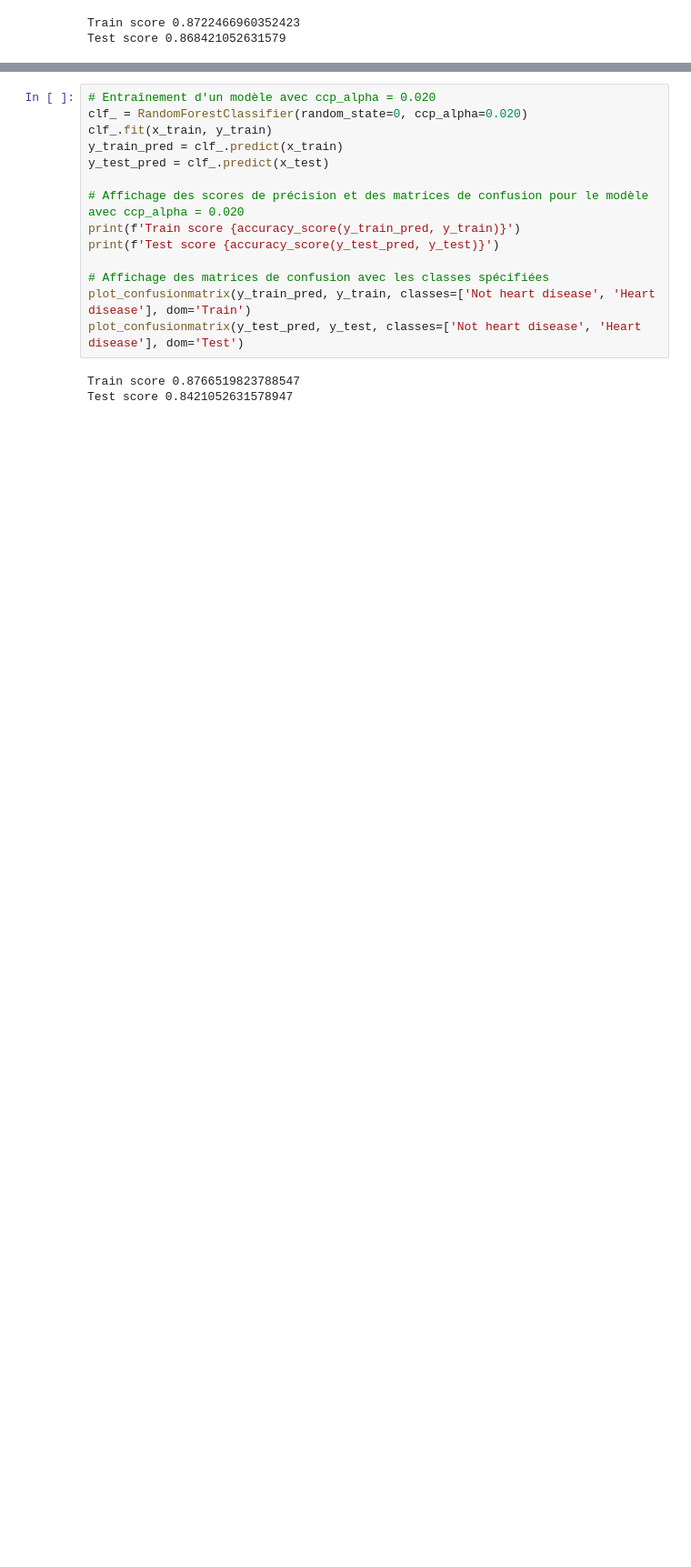
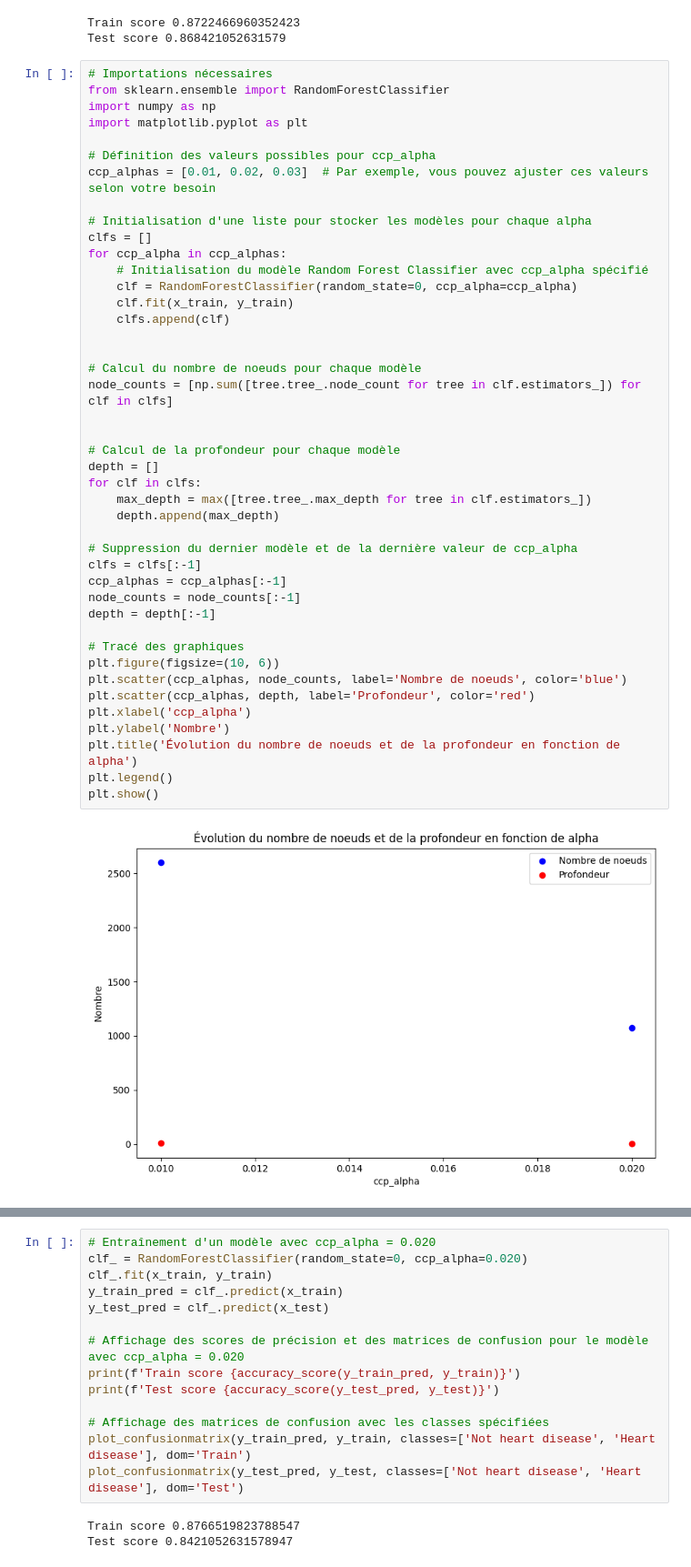
Before and after one commit to somaryam/prunningrandomforest, a Jupyter notebook: pruning_random_forest.ipynb, the cells around one changed output, grey strips where cells are left out. Shown at 91% size. Saved outputs shown, nothing was run; the diff lists cells and outputs as text; blank space fills up the shorter version.

```diff
--- a/pruning_random_forest.ipynb
+++ b/pruning_random_forest.ipynb
@@ -246,3 +246,48 @@ print(f'Test score {accuracy_score(y_test_pred, y_test)}')
 # %% [output]
 Train score 0.8722466960352423
 Test score 0.868421052631579
+# %%
+# Importations nécessaires
+from sklearn.ensemble import RandomForestClassifier
+import numpy as np
+import matplotlib.pyplot as plt
+
+# Définition des valeurs possibles pour ccp_alpha
+ccp_alphas = [0.01, 0.02, 0.03]  # Par exemple, vous pouvez ajuster ces valeurs selon votre besoin
+
+# Initialisation d'une liste pour stocker les modèles pour chaque alpha
+clfs = []
+for ccp_alpha in ccp_alphas:
+    # Initialisation du modèle Random Forest Classifier avec ccp_alpha spécifié
+    clf = RandomForestClassifier(random_state=0, ccp_alpha=ccp_alpha)
+    clf.fit(x_train, y_train)
+    clfs.append(clf)
+
+
+# Calcul du nombre de noeuds pour chaque modèle
+node_counts = [np.sum([tree.tree_.node_count for tree in clf.estimators_]) for clf in clfs]
+
+
+# Calcul de la profondeur pour chaque modèle
+depth = []
+for clf in clfs:
+    max_depth = max([tree.tree_.max_depth for tree in clf.estimators_])
+    depth.append(max_depth)
+
+# Suppression du dernier modèle et de la dernière valeur de ccp_alpha
+clfs = clfs[:-1]
+ccp_alphas = ccp_alphas[:-1]
+node_counts = node_counts[:-1]
+depth = depth[:-1]
+
+# Tracé des graphiques
+plt.figure(figsize=(10, 6))
+plt.scatter(ccp_alphas, node_counts, label='Nombre de noeuds', color='blue')
+plt.scatter(ccp_alphas, depth, label='Profondeur', color='red')
+plt.xlabel('ccp_alpha')
+plt.ylabel('Nombre')
+plt.title('Évolution du nombre de noeuds et de la profondeur en fonction de alpha')
+plt.legend()
+plt.show()
+# %% [output]
+[figure, added]
```
Also changed, not shown: parts of 3 cells of this notebook, 1 other file.
